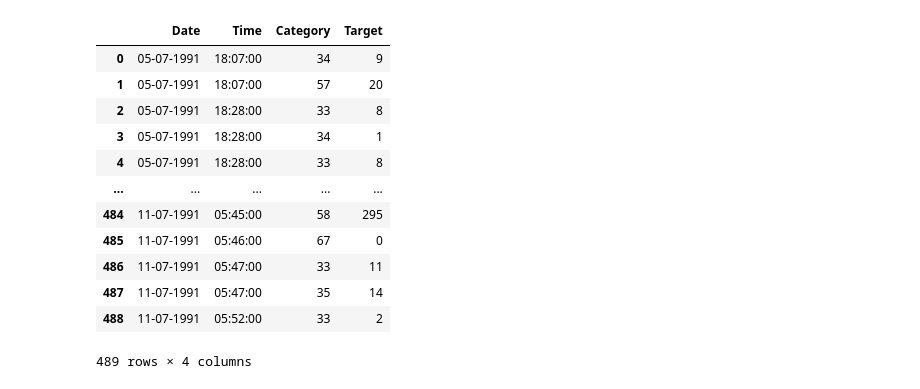
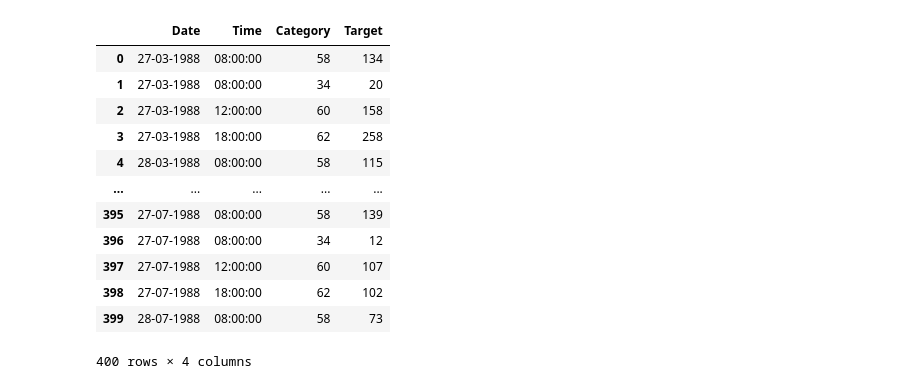
Before and after one commit to HereticInquisitor/Mini-Project, a Jupyter notebook: diabetes-data/diabetes-data/Diabetes-Data/LLSVR.ipynb, the cells around one changed output. Saved outputs shown, nothing was run; the diff lists cells and outputs as text; code cells hidden in the pictures.

```diff
--- a/diabetes-data/diabetes-data/Diabetes-Data/LLSVR.ipynb
+++ b/diabetes-data/diabetes-data/Diabetes-Data/LLSVR.ipynb
@@ -11,32 +30,32 @@ from sklearn.metrics import mean_squared_error, mean_absolute_error, r2_score
 # %%
-data=pd.read_fwf('data-65')
+data=pd.read_fwf('data-01')
 # print(data)
 data[['Date','Time','Category','Target']] = data['Date\tTime\tCategory\tTarget'].str.split('\t',expand=True)
 data.drop(columns=['Date\tTime\tCategory\tTarget'], inplace = True)
 # data
 # data.rename(columns = {'27-03-1988':'Date'}, inplace = True)
 # data.rename(columns = {'08:00:00':'Time'}, inplace = True)
 # data.rename(columns = {'58':'Category'}, inplace = True)
 # data.rename(columns = {'134':'Glucose_Score'}, inplace = True)
 
 # data.to_csv('data.csv', index = None)
 # # print(data)
 # data=pd.read_csv('data.csv')
 data
 # %% [output]
 |  | Date | Time | Category | Target |
-| 0 | 05-07-1991 | 18:07:00 | 34 | 9 |
-| 1 | 05-07-1991 | 18:07:00 | 57 | 20 |
-| 2 | 05-07-1991 | 18:28:00 | 33 | 8 |
-| 3 | 05-07-1991 | 18:28:00 | 34 | 1 |
-| 4 | 05-07-1991 | 18:28:00 | 33 | 8 |
+| 0 | 27-03-1988 | 08:00:00 | 58 | 134 |
+| 1 | 27-03-1988 | 08:00:00 | 34 | 20 |
+| 2 | 27-03-1988 | 12:00:00 | 60 | 158 |
+| 3 | 27-03-1988 | 18:00:00 | 62 | 258 |
+| 4 | 28-03-1988 | 08:00:00 | 58 | 115 |
 | ... | ... | ... | ... | ... |
-| 484 | 11-07-1991 | 05:45:00 | 58 | 295 |
-| 485 | 11-07-1991 | 05:46:00 | 67 | 0 |
-| 486 | 11-07-1991 | 05:47:00 | 33 | 11 |
-| 487 | 11-07-1991 | 05:47:00 | 35 | 14 |
-| 488 | 11-07-1991 | 05:52:00 | 33 | 2 |
+| 395 | 27-07-1988 | 08:00:00 | 58 | 139 |
+| 396 | 27-07-1988 | 08:00:00 | 34 | 12 |
+| 397 | 27-07-1988 | 12:00:00 | 60 | 107 |
+| 398 | 27-07-1988 | 18:00:00 | 62 | 102 |
+| 399 | 28-07-1988 | 08:00:00 | 58 | 73 |
-489 rows × 4 columns
+400 rows × 4 columns
 # %%
 # Example DataFrame
 # df = pd.DataFrame({'Time':['02:45', '10:30', '18:20']})
```
Also changed, not shown: parts of 9 cells of this notebook, 2 other files.
